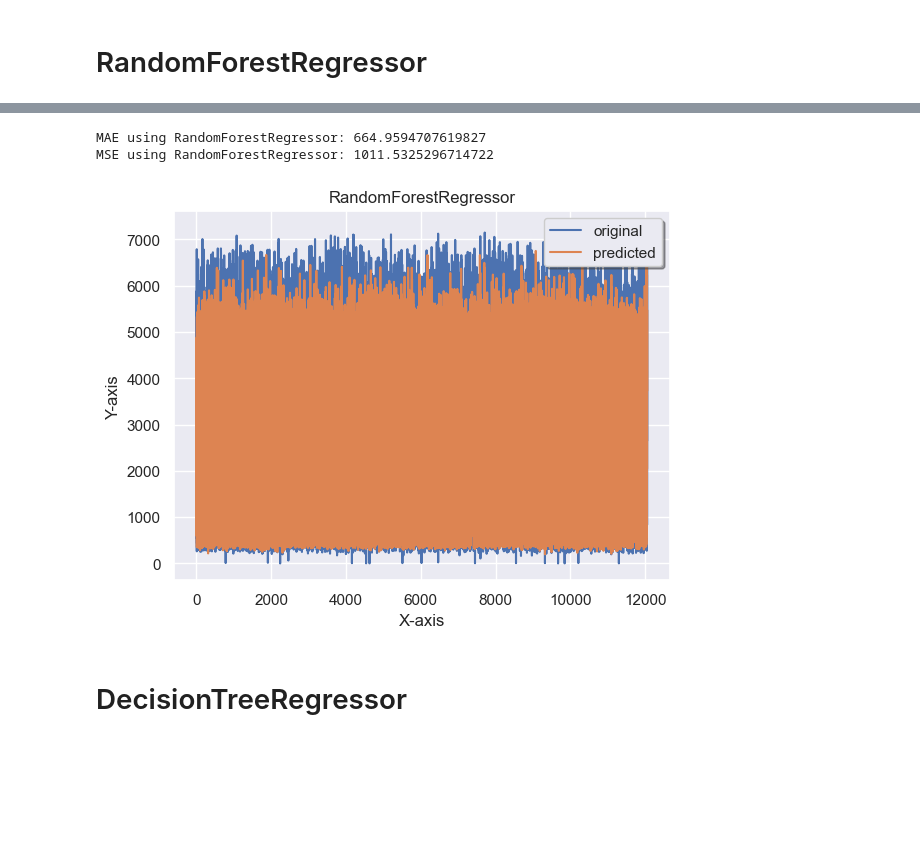
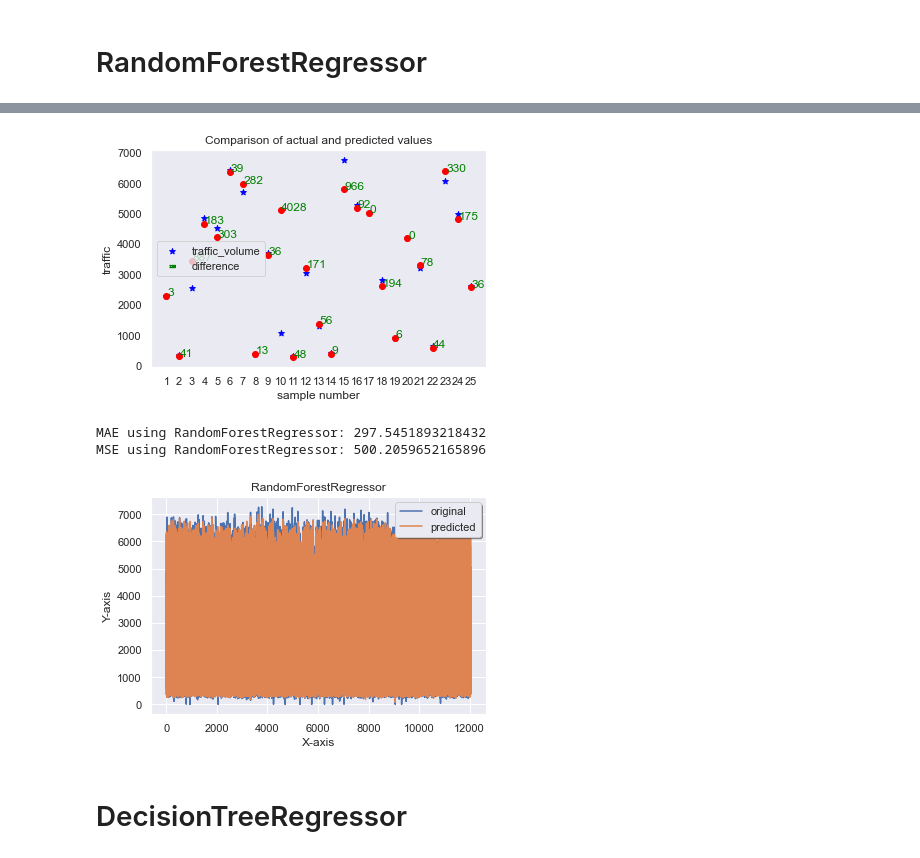
Before and after one commit to MrFICAX/Machine_Learning_Project_1, a Jupyter notebook: Projekat1_InProgress.ipynb, the cells around one changed output, grey strips where cells are left out. Cells and saved outputs as stored; diff of their text form; code cells hidden in the pictures; blank space fills up the shorter version.

Commit message:
Algoritmi regresije, vizuelizacija, podesvanje hiperparametara, feature importance

```diff
--- a/Projekat1_InProgress.ipynb
+++ b/Projekat1_InProgress.ipynb
@@ -770,26 +814,26 @@ df.head()
 # %% [markdown]
 # Splitting data
 # %%
-# SPLITTING DATA
-y = df.traffic_volume
-df_withoutTrafficVolume = df.loc[:, df.columns != 'traffic_volume']
-X = df[df_withoutTrafficVolume.columns]
-#print(y[:10])
+# # SPLITTING DATA
+# y = df.traffic_volume
+# df_withoutTrafficVolume = df.loc[:, df.columns != 'traffic_volume']
+# X = df[df_withoutTrafficVolume.columns]
+# #print(y[:10])
 
-#podela podataka na train i test skupove
-train_X, val_X, train_y, val_y = train_test_split(X, y, random_state=0)
+# #podela podataka na train i test skupove
+# train_X, val_X, train_y, val_y = train_test_split(X, y, random_state=0)
 
-print("TrainX.shape:")
-print(train_X.shape)
-print("val_X.shape:")
-print(val_X.shape)
-print("train_y.shape:")
-print(train_y.shape)
-print("val_y.shape:")
-print(val_y.shape)
-# print(train_y[:10])
-# print(val_y[:10])
+# print("TrainX.shape:")
+# print(train_X.shape)
+# print("val_X.shape:")
+# print(val_X.shape)
+# print("train_y.shape:")
+# print(train_y.shape)
+# print("val_y.shape:")
+# print(val_y.shape)
+# # print(train_y[:10])
+# # print(val_y[:10])
 
-#df.head()
+# #df.head()
 # %% [output]
 TrainX.shape:
@@ -851,25 +1193,51 @@ r2_score (linear model): 0.67
+# %%
+
+def plot_prediction(df, number_of_samples):
+    sample = df.sample(n=number_of_samples)
+    sample['difference'] = np.abs(df.traffic_volume - df.traffic_volume_pred)
+    x= [i+1 for i in range(number_of_samples)]
+    plt.scatter(x, sample.traffic_volume, color='blue', marker='*', label='traffic_volume')
+    plt.scatter(x, sample.traffic_volume_pred, color='red', marker='o',
+               label='_pred')
+    for x_i, y_i, diff in zip(x, sample.traffic_volume_pred, sample.difference):
+        plt.text(x_i+0.05, y_i, int(diff), color="green", fontsize=12)
+    plt.scatter([], [], color='green', marker='$123$', label='difference')
+    plt.legend()
+    plt.xticks(x)
+    plt.grid()
+    plt.xlabel('sample number')
+    plt.ylabel('traffic')
+    plt.title("Comparison of actual and predicted values")
+    plt.savefig('traffic_volume_vs_traffic_volume_pred.png')
+
+
+plot_prediction(df_test_pred, 25)
+# %% [output]
+[figure, added]
 # %%
-forest_model = RandomForestRegressor(random_state=1)
+from sklearn.metrics import accuracy_score
+forest_model = RandomForestRegressor(n_estimators = 100, random_state = 1)
 forest_model.fit(train_X, train_y)
 melb_preds = forest_model.predict(val_X)
 print("MAE using RandomForestRegressor: " + str(mean_absolute_error(val_y, melb_preds)))
 
 MSERandomFR = np.sqrt(mean_squared_error(val_y, melb_preds))
 print("MSE using RandomForestRegressor: " + str(MSERandomFR))
+
 
 x_ax = range(len(val_y))
 plt.plot(x_ax, val_y, label="original")
 plt.plot(x_ax, melb_preds, label="predicted")
 plt.title("RandomForestRegressor")
 plt.xlabel('X-axis')
 plt.ylabel('Y-axis')
 plt.legend(loc='best',fancybox=True, shadow=True)
 plt.grid(True)
 plt.show()
 # %% [output]
-MAE using RandomForestRegressor: 664.9594707619827
-MSE using RandomForestRegressor: 1011.5325296714722
+MAE using RandomForestRegressor: 297.5451893218432
+MSE using RandomForestRegressor: 500.2059652165896
-[figure, old version]
+[figure, new version]
 # %% [markdown]
 # DecisionTreeRegressor
 # %%
```
Also changed, not shown: parts of 62 cells of this notebook, 5 other files.
